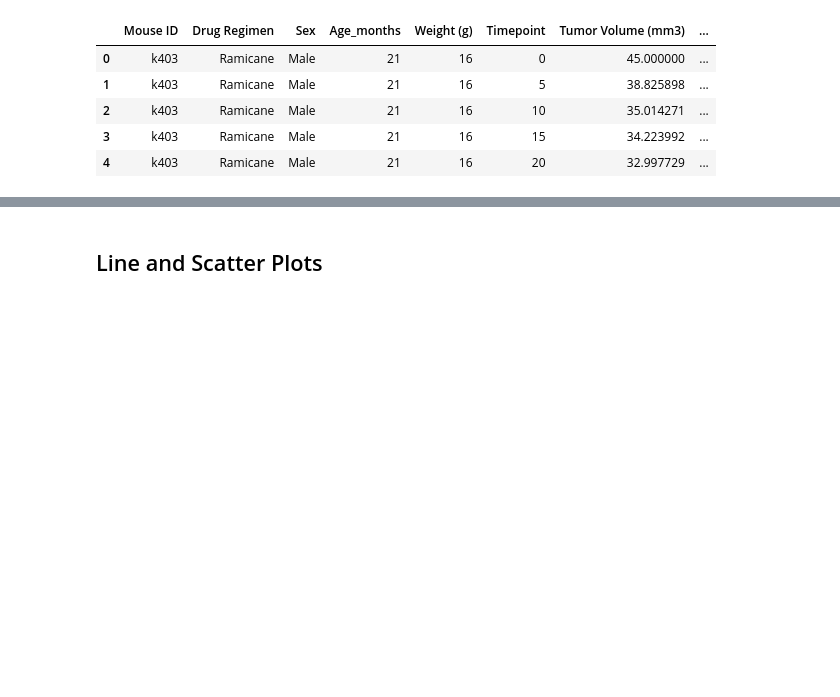
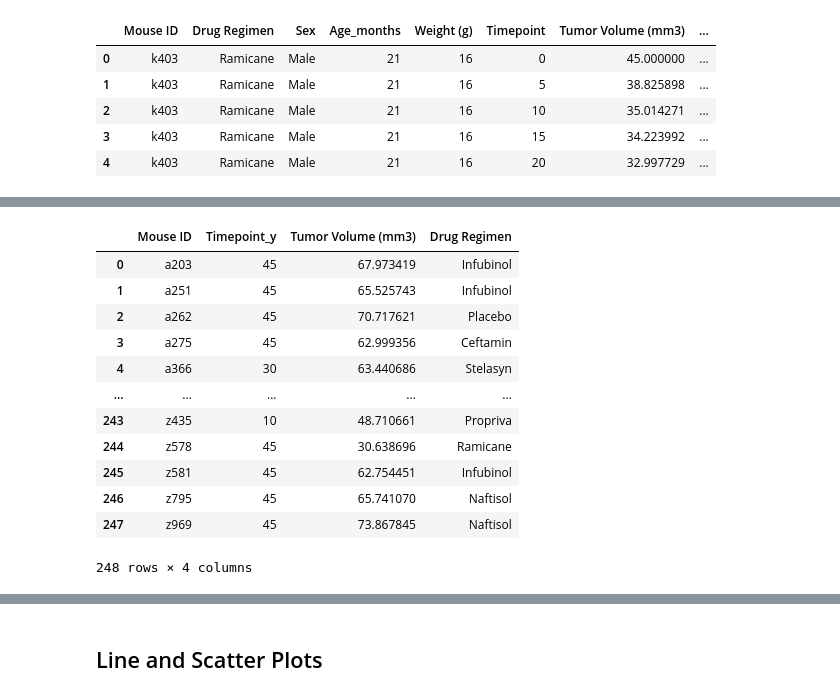
Before and after one commit to acsours/matplotlib-homework, a Jupyter notebook: pymaceuticals_starter.ipynb, the cells around one changed output, grey strips where cells are left out. Drawn from its saved outputs; the diff is of its cells as text; code cells hidden in the pictures; blank space fills up the shorter version.

```diff
--- a/pymaceuticals_starter.ipynb
+++ b/pymaceuticals_starter.ipynb
@@ -464,3 +475,7 @@ merged_df_clean.head()
 | 2 | k403 | Ramicane | Male | 21 | 16 | 10 | 35.014271 | ... |
 | 3 | k403 | Ramicane | Male | 21 | 16 | 15 | 34.223992 | ... |
 | 4 | k403 | Ramicane | Male | 21 | 16 | 20 | 32.997729 | ... |
+# %%
+# pull a reference df that you will later use for merging
+mouse_drug_df=merged_df_clean.loc[:, ['Mouse ID', 'Drug Regimen']].drop_duplicates()
+mouse_drug_df
@@ -466,0 +496,27 @@ merged_df_clean.head()
+# %%
+# pull relevant columns and groupby mouse id, find max values to find max timepoint
+
+mouse_last_measure_df=merged_df_clean.loc[:, ['Mouse ID', 'Timepoint']].groupby('Mouse ID').max()
+mouse_last_measure_df
+
+# merge df with max timepoing with oroginal df (interested columns only), merge on mouse id
+mouse_last_measure_df_vol=pd.merge(mouse_last_measure_df, merged_df_clean[['Mouse ID', 'Timepoint', 'Tumor Volume (mm3)']], left_index=True, right_on='Mouse ID')
+
+# create a filter to merge where max timepoint = timepoint, and fill in tumor volume
+filter_df=mouse_last_measure_df_vol['Timepoint_x']==mouse_last_measure_df_vol['Timepoint_y']
+mouse_last_measure_df_with_volume=mouse_last_measure_df_vol[filter_df][['Mouse ID', 'Timepoint_y', 'Tumor Volume (mm3)']]
+pd.merge(mouse_last_measure_df_with_volume, mouse_drug_df)
+# %% [output]
+|  | Mouse ID | Timepoint_y | Tumor Volume (mm3) | Drug Regimen |
+| 0 | a203 | 45 | 67.973419 | Infubinol |
+| 1 | a251 | 45 | 65.525743 | Infubinol |
+| 2 | a262 | 45 | 70.717621 | Placebo |
+| 3 | a275 | 45 | 62.999356 | Ceftamin |
+| 4 | a366 | 30 | 63.440686 | Stelasyn |
+| ... | ... | ... | ... | ... |
+| 243 | z435 | 10 | 48.710661 | Propriva |
+| 244 | z578 | 45 | 30.638696 | Ramicane |
+| 245 | z581 | 45 | 62.754451 | Infubinol |
+| 246 | z795 | 45 | 65.741070 | Naftisol |
+| 247 | z969 | 45 | 73.867845 | Naftisol |
+248 rows × 4 columns
```
Also changed, not shown: parts of 24 cells of this notebook.
